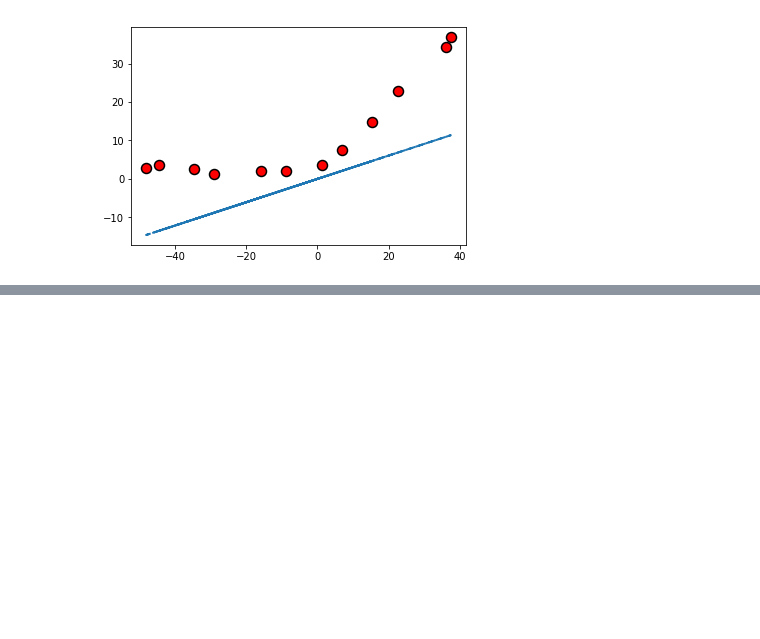
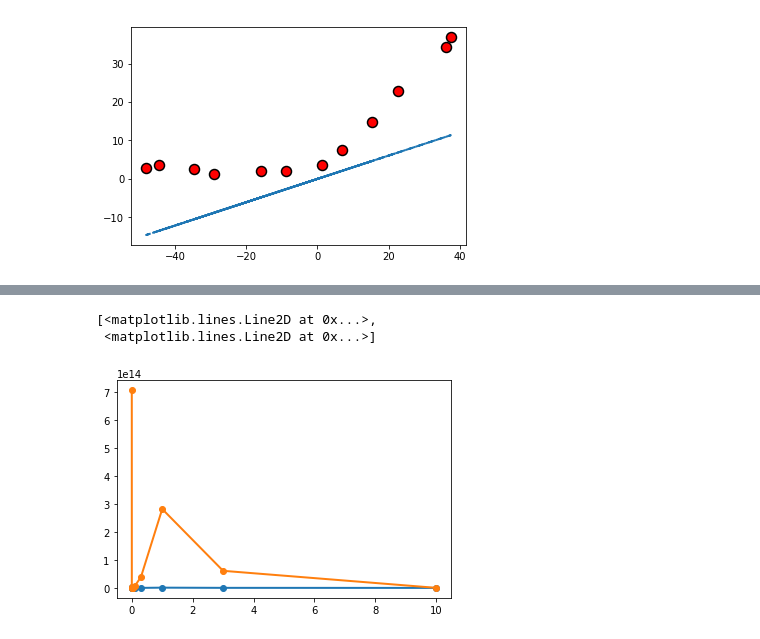
Before and after one commit to JeonJunHyuk/MachineLearningExercise, a Jupyter notebook: ex5.ipynb, the cells around one changed output, grey strips where cells are left out. Drawn from its saved outputs; the diff is of its cells as text; code cells hidden in the pictures; blank space fills up the shorter version.

```diff
--- a/ex5.ipynb
+++ b/ex5.ipynb
@@ -138,0 +150,24 @@ array([[-1.59367581e+01,  2.53980260e+02],
+# %%
+def validationCurve(X, y, Xval, yval):
+    lambda_vec = [0, 0.001, 0.003, 0.01, 0.03, 0.1, 0.3, 1, 3, 10]
+    error_train = []
+    error_val = []
+    latheta = np.zeros(X.shape[1]+1)
+
+    for i in lambda_vec:
+        latheta=trainLinearReg(linearRegCostFunction,X,y,lambda_=i,maxiter=200)
+        Jt, gradt = linearRegCostFunction(X,y,latheta,lambda_=i)
+        Jv, gradv = linearRegCostFunction(Xval,yval,latheta,lambda_=i)
+        error_train.append(Jt)
+        error_val.append(Jv)
+
+
+    return lambda_vec, error_train, error_val
+# %%
+lambda_vec, error_train, error_val = validationCurve(X_poly, y, X_poly_val, yval)
+
+pyplot.plot(lambda_vec, error_train, '-o', lambda_vec, error_val, '-o', lw=2)
+# %% [output]
+[<matplotlib.lines.Line2D at 0x...>,
+ <matplotlib.lines.Line2D at 0x...>]
+[figure, added]
```
Also changed, not shown: parts of 17 cells of this notebook.
